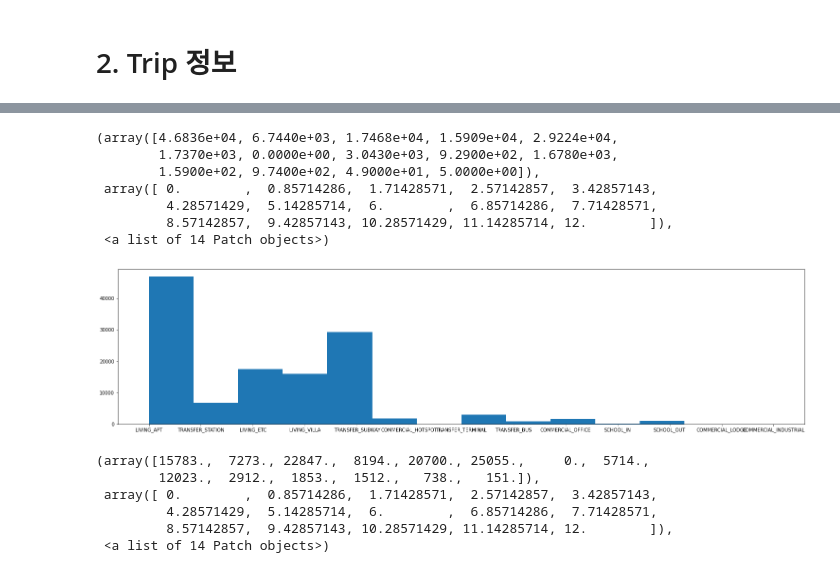
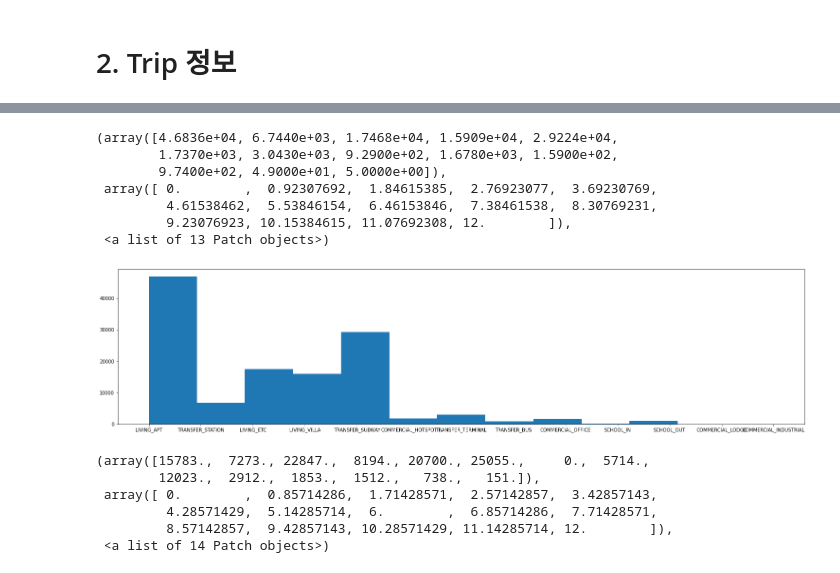
Before and after one commit to easttuna/Sodascar_User-clustering-and-classification-model-based-on-usage-history, a Jupyter notebook: EDA.ipynb, the cells around one changed output, grey strips where cells are left out. Cells and saved outputs as stored; diff of their text form; code cells hidden in the pictures.

```diff
--- a/EDA.ipynb
+++ b/EDA.ipynb
@@ -195,16 +220,16 @@ df.tail()
 # %%
 # 사용자가 이용하는 존 타입 유형 3
 plt.figure(figsize=(26, 6))
-plt.hist(data['zone_type1'], bins=14)
+plt.hist(data['zone_type1'], bins=13)
 # %% [output]
 (array([4.6836e+04, 6.7440e+03, 1.7468e+04, 1.5909e+04, 2.9224e+04,
-        1.7370e+03, 0.0000e+00, 3.0430e+03, 9.2900e+02, 1.6780e+03,
-        1.5900e+02, 9.7400e+02, 4.9000e+01, 5.0000e+00]),
- array([ 0.        ,  0.85714286,  1.71428571,  2.57142857,  3.42857143,
-         4.28571429,  5.14285714,  6.        ,  6.85714286,  7.71428571,
-         8.57142857,  9.42857143, 10.28571429, 11.14285714, 12.        ]),
- <a list of 14 Patch objects>)
+        1.7370e+03, 3.0430e+03, 9.2900e+02, 1.6780e+03, 1.5900e+02,
+        9.7400e+02, 4.9000e+01, 5.0000e+00]),
+ array([ 0.        ,  0.92307692,  1.84615385,  2.76923077,  3.69230769,
+         4.61538462,  5.53846154,  6.46153846,  7.38461538,  8.30769231,
+         9.23076923, 10.15384615, 11.07692308, 12.        ]),
+ <a list of 13 Patch objects>)
-[figure, old version]
+[figure, new version]
 # %%
 plt.figure(figsize=(26, 6))
 plt.hist(data['zone_type2'], bins=14)
```
Also changed, not shown: parts of 6 cells of this notebook.
